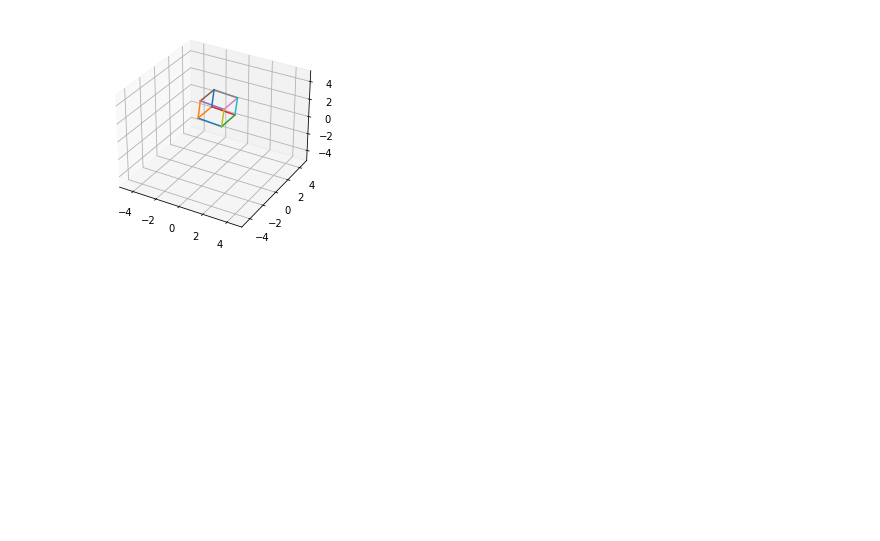
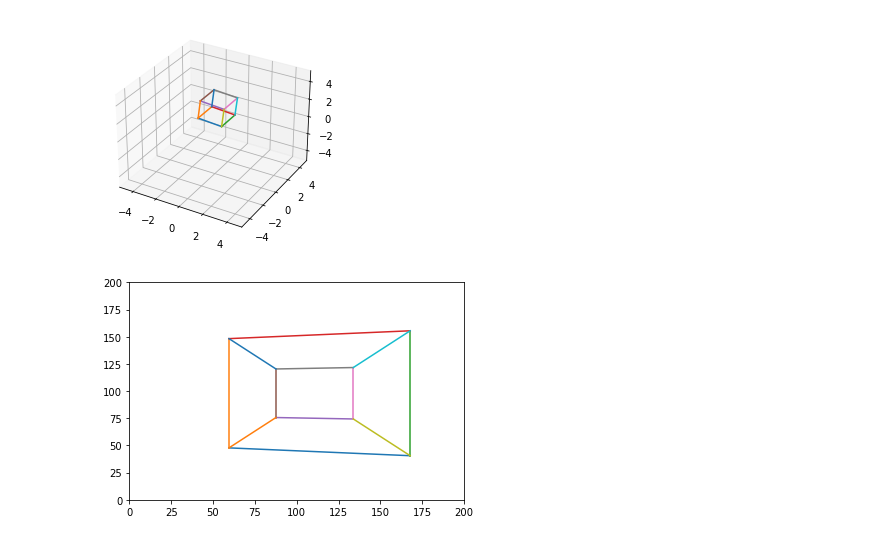
Before and after one commit to 2U1/ComputerVision, a Jupyter notebook: Assignment1/Renderer.ipynb, the cells around one changed output. Drawn from its saved outputs; the diff is of its cells as text; code cells hidden in the pictures; blank space fills up the shorter version.

```diff
--- a/Assignment1/Renderer.ipynb
+++ b/Assignment1/Renderer.ipynb
@@ -116,6 +129,8 @@ corners = np.array([[-1, -1, -1],
 edges = np.array([(0,1), (0,3), (1,2), (2,3), (4,5), (4,7), (5,6), (6,7), (1,5), (2,6), (3,7), (0,4)])
 camera_position = np.array([0, 0, -2.5])
 camera_orientation = np.array([0, 0.1, 0])
+f = 0.4
+s = np.array([0.51, 0.49])
 # %%
 show_3d(corners, edges)
 # %% [output]
@@ -136,3 +151,20 @@ c_coords = from_homogeneous(homogeneous_corners)
 show_3d(c_coords, edges)
 # %% [output]
 [figure]
+# %%
+instrinsic_matrix = get_instrinsic_matrix(f, s)
+# %%
+homogeneous_corners = []
+
+for h in homogeneous_coord:
+    temp = instrinsic_matrix @ extrinsic_matrix @ h
+    homogeneous_corners.append(temp)
+
+homogeneous_corners = np.array(homogeneous_corners)
+p_coords = from_homogeneous(homogeneous_corners)
+# %%
+p_coords = p_coords * 200
+# %%
+show_2d(p_coords, edges, size=(200, 200))
+# %% [output]
+[figure, added]
```
Also changed, not shown: parts of 2 cells of this notebook.
